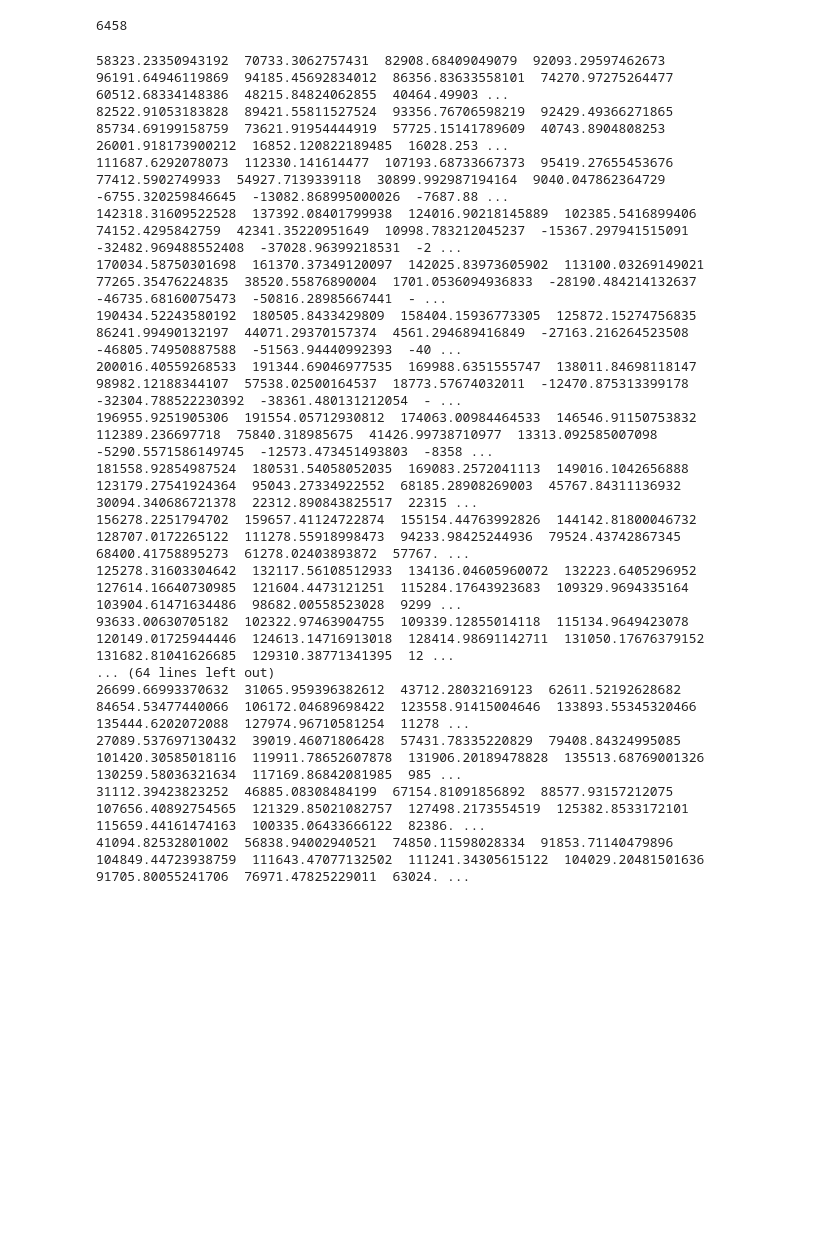
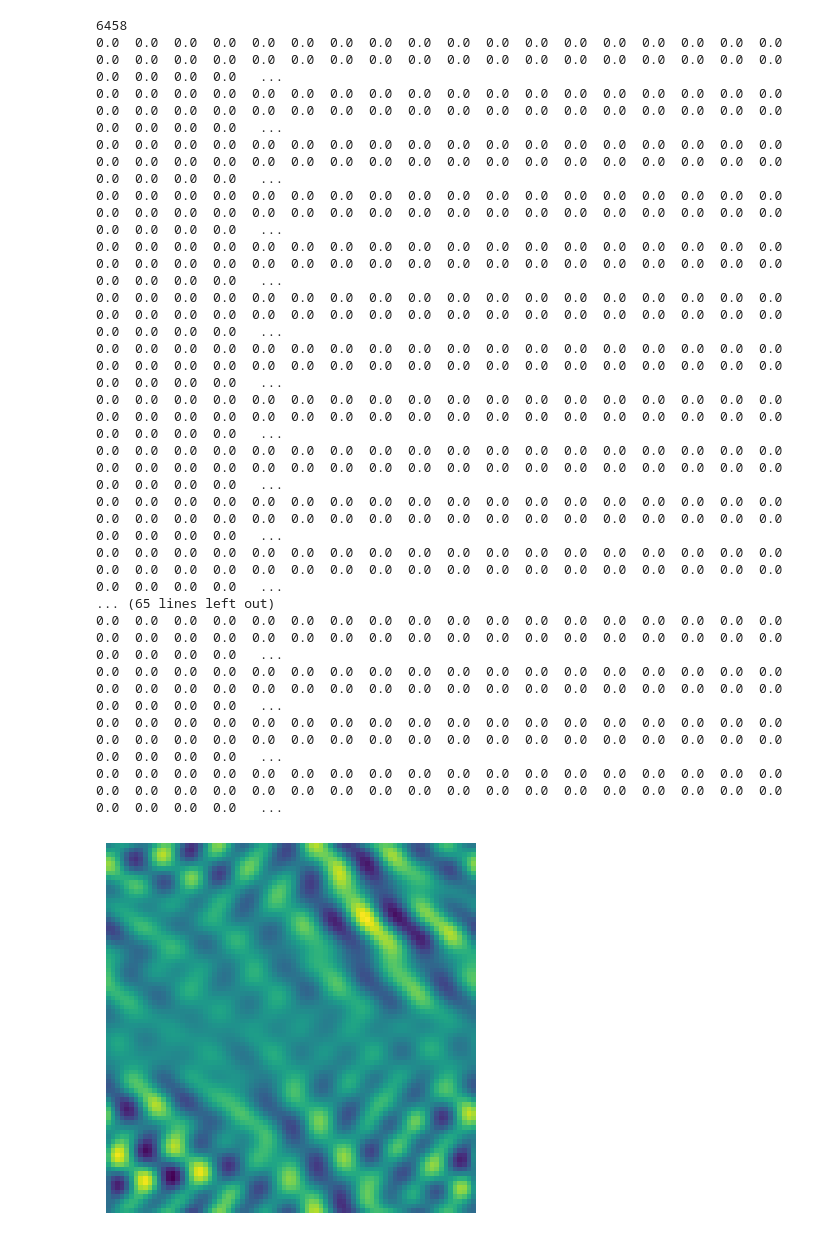
Before and after one commit to Anthony24601/HonorsProject, a Jupyter notebook: honorsProjectAnthonyHsu/dirty_kernel.ipynb, the cells around one changed output. Drawn from its saved outputs; the diff is of its cells as text; code cells hidden in the pictures; blank space fills up the shorter version.

```diff
--- a/honorsProjectAnthonyHsu/dirty_kernel.ipynb
+++ b/honorsProjectAnthonyHsu/dirty_kernel.ipynb
@@ -114,7 +114,7 @@ for i in range(N):
   print('')
 # %%
 import numpy as np
-N = 80;  coeff = 1.e-9;  Breg = 10000.;  Nreg = 100.
+N = 80;  coeff = 1.5e-9;  Breg = 10000.;  Nreg = 100.
 
 """
 Make sure N and coeffs are same as mine
@@ -217,36 +217,43 @@ def calc_G():
   return
 
 I, dt = (0.*DO), 0.00001
-for it in range(4000):
+#for it in range(4000):
 #  print(it)
-  calc_G()
-  I -= dt*G
+#  calc_G()
+#  I -= dt*G
 
-#calc_DI()
+calc_DI()
 for i in range(N):
   for j in range(N):
 #    print(I[i, j], ' ', end='')
-    print(DO[i, j], ' ', end='')
+    print(DI[i, j], ' ', end='')
   print('')
 # %% [output]
 6458
+0.0  0.0  0.0  0.0  0.0  0.0  0.0  0.0  0.0  0.0  0.0  0.0  0.0  0.0  0.0  0.0  0.0  0.0  0.0  0.0  0.0  0.0  0.0  0.0  0.0  0.0  0.0  0.0  0.0  0.0  0.0  0.0  0.0  0.0  0.0  0.0  0.0  0.0  0.0  0.0   ...
+0.0  0.0  0.0  0.0  0.0  0.0  0.0  0.0  0.0  0.0  0.0  0.0  0.0  0.0  0.0  0.0  0.0  0.0  0.0  0.0  0.0  0.0  0.0  0.0  0.0  0.0  0.0  0.0  0.0  0.0  0.0  0.0  0.0  0.0  0.0  0.0  0.0  0.0  0.0  0.0   ...
+0.0  0.0  0.0  0.0  0.0  0.0  0.0  0.0  0.0  0.0  0.0  0.0  0.0  0.0  0.0  0.0  0.0  0.0  0.0  0.0  0.0  0.0  0.0  0.0  0.0  0.0  0.0  0.0  0.0  0.0  0.0  0.0  0.0  0.0  0.0  0.0  0.0  0.0  0.0  0.0   ...
+0.0  0.0  0.0  0.0  0.0  0.0  0.0  0.0  0.0  0.0  0.0  0.0  0.0  0.0  0.0  0.0  0.0  0.0  0.0  0.0  0.0  0.0  0.0  0.0  0.0  0.0  0.0  0.0  0.0  0.0  0.0  0.0  0.0  0.0  0.0  0.0  0.0  0.0  0.0  0.0   ...
+0.0  0.0  0.0  0.0  0.0  0.0  0.0  0.0  0.0  0.0  0.0  0.0  0.0  0.0  0.0  0.0  0.0  0.0  0.0  0.0  0.0  0.0  0.0  0.0  0.0  0.0  0.0  0.0  0.0  0.0  0.0  0.0  0.0  0.0  0.0  0.0  0.0  0.0  0.0  0.0   ...
+0.0  0.0  0.0  0.0  0.0  0.0  0.0  0.0  0.0  0.0  0.0  0.0  0.0  0.0  0.0  0.0  0.0  0.0  0.0  0.0  0.0  0.0  0.0  0.0  0.0  0.0  0.0  0.0  0.0  0.0  0.0  0.0  0.0  0.0  0.0  0.0  0.0  0.0  0.0  0.0   ...
+0.0  0.0  0.0  0.0  0.0  0.0  0.0  0.0  0.0  0.0  0.0  0.0  0.0  0.0  0.0  0.0  0.0  0.0  0.0  0.0  0.0  0.0  0.0  0.0  0.0  0.0  0.0  0.0  0.0  0.0  0.0  0.0  0.0  0.0  0.0  0.0  0.0  0.0  0.0  0.0   ...
+0.0  0.0  0.0  0.0  0.0  0.0  0.0  0.0  0.0  0.0  0.0  0.0  0.0  0.0  0.0  0.0  0.0  0.0  0.0  0.0  0.0  0.0  0.0  0.0  0.0  0.0  0.0  0.0  0.0  0.0  0.0  0.0  0.0  0.0  0.0  0.0  0.0  0.0  0.0  0.0   ...
+0.0  0.0  0.0  0.0  0.0  0.0  0.0  0.0  0.0  0.0  0.0  0.0  0.0  0.0  0.0  0.0  0.0  0.0  0.0  0.0  0.0  0.0  0.0  0.0  0.0  0.0  0.0  0.0  0.0  0.0  0.0  0.0  0.0  0.0  0.0  0.0  0.0  0.0  0.0  0.0   ...
+0.0  0.0  0.0  0.0  0.0  0.0  0.0  0.0  0.0  0.0  0.0  0.0  0.0  0.0  0.0  0.0  0.0  0.0  0.0  0.0  0.0  0.0  0.0  0.0  0.0  0.0  0.0  0.0  0.0  0.0  0.0  0.0  0.0  0.0  0.0  0.0  0.0  0.0  0.0  0.0   ...
+0.0  0.0  0.0  0.0  0.0  0.0  0.0  0.0  0.0  0.0  0.0  0.0  0.0  0.0  0.0  0.0  0.0  0.0  0.0  0.0  0.0  0.0  0.0  0.0  0.0  0.0  0.0  0.0  0.0  0.0  0.0  0.0  0.0  0.0  0.0  0.0  0.0  0.0  0.0  0.0   ...
+... (65 lines left out)
+0.0  0.0  0.0  0.0  0.0  0.0  0.0  0.0  0.0  0.0  0.0  0.0  0.0  0.0  0.0  0.0  0.0  0.0  0.0  0.0  0.0  0.0  0.0  0.0  0.0  0.0  0.0  0.0  0.0  0.0  0.0  0.0  0.0  0.0  0.0  0.0  0.0  0.0  0.0  0.0   ...
+0.0  0.0  0.0  0.0  0.0  0.0  0.0  0.0  0.0  0.0  0.0  0.0  0.0  0.0  0.0  0.0  0.0  0.0  0.0  0.0  0.0  0.0  0.0  0.0  0.0  0.0  0.0  0.0  0.0  0.0  0.0  0.0  0.0  0.0  0.0  0.0  0.0  0.0  0.0  0.0   ...
+0.0  0.0  0.0  0.0  0.0  0.0  0.0  0.0  0.0  0.0  0.0  0.0  0.0  0.0  0.0  0.0  0.0  0.0  0.0  0.0  0.0  0.0  0.0  0.0  0.0  0.0  0.0  0.0  0.0  0.0  0.0  0.0  0.0  0.0  0.0  0.0  0.0  0.0  0.0  0.0   ...
+0.0  0.0  0.0  0.0  0.0  0.0  0.0  0.0  0.0  0.0  0.0  0.0  0.0  0.0  0.0  0.0  0.0  0.0  0.0  0.0  0.0  0.0  0.0  0.0  0.0  0.0  0.0  0.0  0.0  0.0  0.0  0.0  0.0  0.0  0.0  0.0  0.0  0.0  0.0  0.0   ...
-58323.23350943192  70733.3062757431  82908.68409049079  92093.29597462673  96191.64946119869  94185.45692834012  86356.83633558101  74270.97275264477  60512.68334148386  48215.84824062855  40464.49903 ...
-82522.91053183828  89421.55811527524  93356.76706598219  92429.49366271865  85734.69199158759  73621.91954444919  57725.15141789609  40743.8904808253  26001.918173900212  16852.120822189485  16028.253 ...
-111687.6292078073  112330.141614477  107193.68733667373  95419.27655453676  77412.5902749933  54927.7139339118  30899.992987194164  9040.047862364729  -6755.320259846645  -13082.868995000026  -7687.88 ...
-142318.31609522528  137392.08401799938  124016.90218145889  102385.5416899406  74152.4295842759  42341.35220951649  10998.783212045237  -15367.297941515091  -32482.969488552408  -37028.96399218531  -2 ...
-170034.58750301698  161370.37349120097  142025.83973605902  113100.03269149021  77265.35476224835  38520.55876890004  1701.0536094936833  -28190.484214132637  -46735.68160075473  -50816.28985667441  - ...
-190434.52243580192  180505.8433429809  158404.15936773305  125872.15274756835  86241.99490132197  44071.29370157374  4561.294689416849  -27163.216264523508  -46805.74950887588  -51563.94440992393  -40 ...
-200016.40559268533  191344.69046977535  169988.6351555747  138011.84698118147  98982.12188344107  57538.02500164537  18773.57674032011  -12470.875313399178  -32304.788522230392  -38361.480131212054  - ...
-196955.9251905306  191554.05712930812  174063.00984464533  146546.91150753832  112389.236697718  75840.318985675  41426.99738710977  13313.092585007098  -5290.5571586149745  -12573.473451493803  -8358 ...
-181558.92854987524  180531.54058052035  169083.2572041113  149016.1042656888  123179.27541924364  95043.27334922552  68185.28908269003  45767.84311136932  30094.340686721378  22312.890843825517  22315 ...
-156278.2251794702  159657.41124722874  155154.44763992826  144142.81800046732  128707.0172265122  111278.55918998473  94233.98425244936  79524.43742867345  68400.41758895273  61278.02403893872  57767. ...
-125278.31603304642  132117.56108512933  134136.04605960072  132223.6405296952  127614.16640730985  121604.4473121251  115284.17643923683  109329.9694335164  103904.61471634486  98682.00558523028  9299 ...
-93633.00630705182  102322.97463904755  109339.12855014118  115134.9649423078  120149.01725944446  124613.14716913018  128414.98691142711  131050.17676379152  131682.81041626685  129310.38771341395  12 ...
-... (64 lines left out)
-26699.66993370632  31065.959396382612  43712.28032169123  62611.52192628682  84654.53477440066  106172.04689698422  123558.91415004646  133893.55345320466  135444.6202072088  127974.96710581254  11278 ...
-27089.537697130432  39019.46071806428  57431.78335220829  79408.84324995085  101420.30585018116  119911.78652607878  131906.20189478828  135513.68769001326  130259.58036321634  117169.86842081985  985 ...
-31112.39423823252  46885.08308484199  67154.81091856892  88577.93157212075  107656.40892754565  121329.85021082757  127498.2173554519  125382.8533172101  115659.44161474163  100335.06433666122  82386. ...
-41094.82532801002  56838.94002940521  74850.11598028334  91853.71140479896  104849.44723938759  111643.47077132502  111241.34305615122  104029.20481501636  91705.80055241706  76971.47825229011  63024. ...
+# %%
+import matplotlib.pyplot as plt
+plt.figure()
+plt.imshow(DO)
+plt.axis('off')
+plt.savefig("DO_2.png")
+# %% [output]
+[figure, added]
 # %%
 DO*-2
 # %% [output]
```
Also changed, not shown: parts of 3 cells of this notebook, 3 other files.
